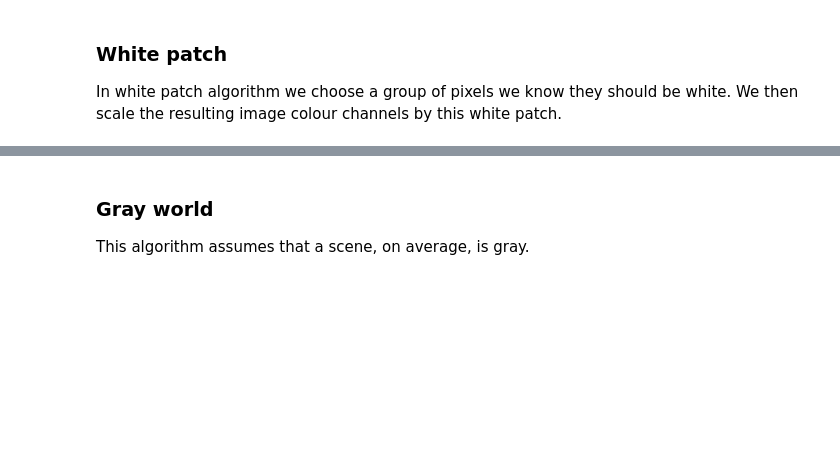
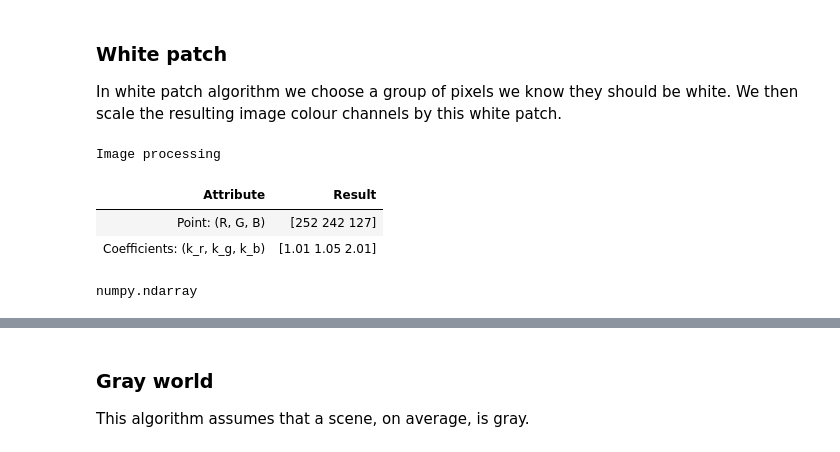
Before and after one commit to BogdanPinchuk/ComputerVision-PBY_HW2, a Jupyter notebook: Bohdan_Pinchuk_CV_HW2.ipynb, the cells around one changed output, grey strips where cells are left out. Saved outputs shown, nothing was run; the diff lists cells and outputs as text; code cells hidden in the pictures; blank space fills up the shorter version.

```diff
--- a/Bohdan_Pinchuk_CV_HW2.ipynb
+++ b/Bohdan_Pinchuk_CV_HW2.ipynb
@@ -142,33 +144,43 @@ In white patch algorithm we choose a group of pixels we know they should be whit
 # %%
 # White patch
 
 import cv2
 import numpy as np
 
 # Input data
 row, col = 485, 864
 white = img_rgb[row, col, :]
 
 # Solution
-if img_bgr is None:
-    raise ValueError('Incorrect input data "img_bgr"!')
-else:
-    # Define white patch and the coefficients
-    coeffs = 255.0 / white
 
-    # Apply white balancing and generate balanced image
-    balanced_wp = np.zeros_like(img_rgb, dtype=np.float32)
-    for channel in range(3):
-        balanced_wp[..., channel] = img_rgb[..., channel] * coeffs[channel]
+# Define white patch and the coefficients
+coeffs = 255.0 / white
 
-    # White patching does not guarantee that the dynamic range is preserved, images must be clipped.
-    # Variant 1
-    # balanced = balanced / 255
-    # balanced[balanced > 1] = 1
-    # Variant 2
-    balanced_wp = np.clip(balanced_wp, 0, 255).astype(np.uint8)
+# Apply white balancing and generate balanced image
+balanced_wp = np.zeros_like(img_rgb, dtype=np.float32)
+for channel in range(3):
+    balanced_wp[..., channel] = img_rgb[..., channel] * coeffs[channel]
+
+# White patching does not guarantee that the dynamic range is preserved, images must be clipped.
+# Variant 1
+# balanced = balanced / 255
+# balanced[balanced > 1] = 1
+# Variant 2
+balanced_wp = np.clip(balanced_wp, 0, 255).astype(np.uint8)
+
+rp = rpt.Reporter()
+rp.tolerance = 2
+rp.add_item("Point: (R, G, B)", rp.format_matrix(white))
+rp.add_item("Coefficients: (k_r, k_g, k_b)", rp.format_matrix(coeffs))
 
 # Print results
+rp.print_pd_report("Image processing")
+# %% [output]
+Image processing
+| Attribute | Result |
+| Point: (R, G, B) | [252 242 127] |
+| Coefficients: (k_r, k_g, k_b) | [1.01 1.05 2.01] |
+numpy.ndarray
 # %%
 # Graphic results
 
```
Also changed, not shown: parts of 5 cells of this notebook.
